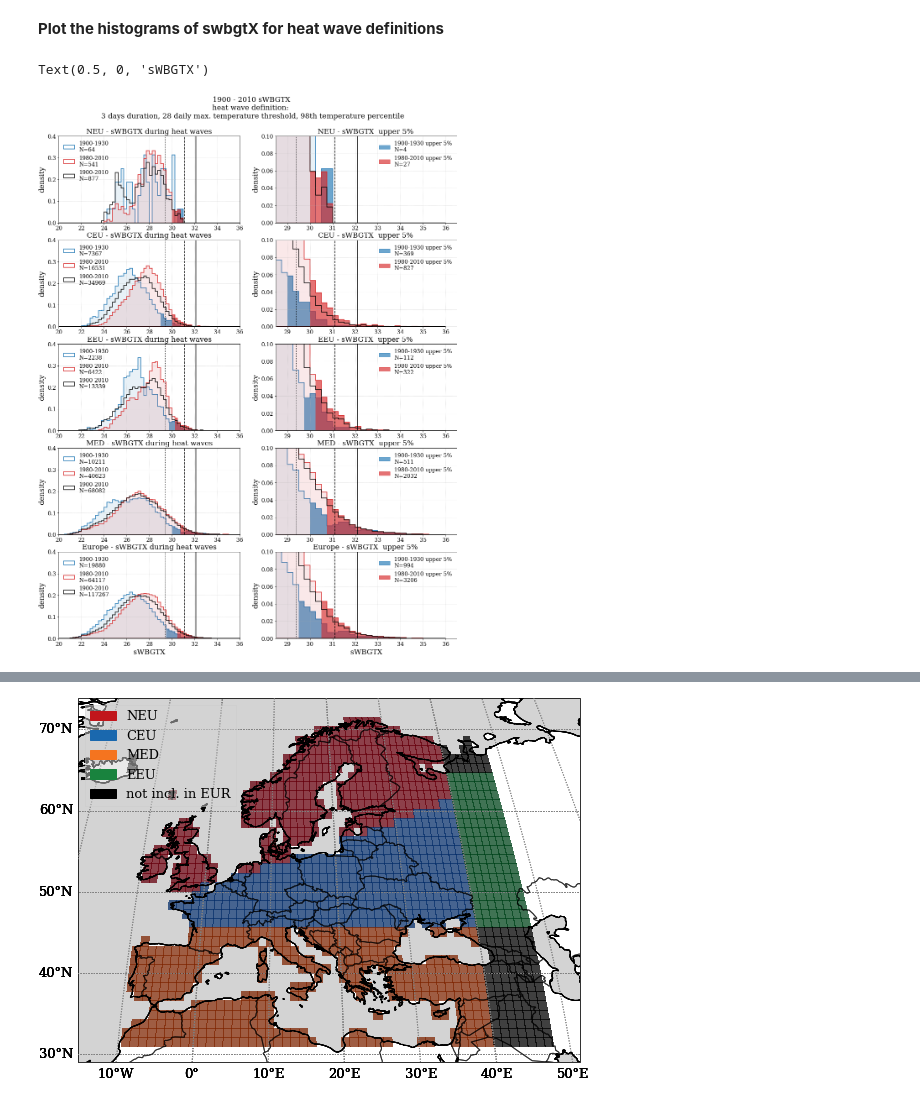
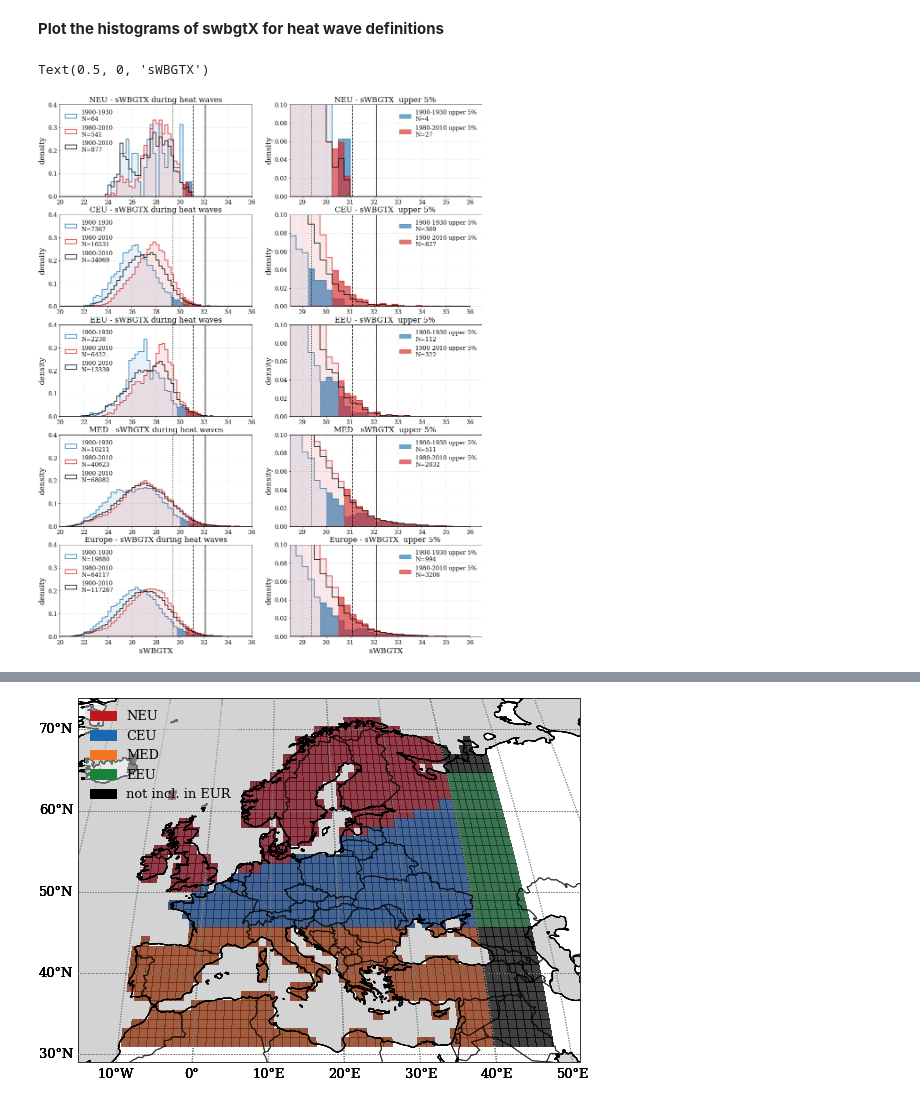
Before and after one commit to nilsnevertree/Trends-in-Heat-Stress-over-Europe, a Jupyter notebook: Scripts/heat_wave_trend.ipynb, the cells around one changed output, grey strips where cells are left out. Cells and saved outputs as stored; diff of their text form; code cells hidden in the pictures.

```diff
--- a/Scripts/heat_wave_trend.ipynb
+++ b/Scripts/heat_wave_trend.ipynb
@@ -94,8 +94,6 @@ mask = data.heatwave_mask_ydrunpctl_98_referenceperiod
 land_mask = data.mask_land
 year_start = data.time[0].dt.strftime("%Y").values
 year_end = data.time[-1].dt.strftime("%Y").values
-figure_title = year_start + " - " + year_end + " {}\nheat wave definition: \n {:.0f} days duration, {:.0f} daily max. temperature threshold, {:.0f}th temperature percentile".format(variable_long, mask.attrs["duration"], mask.attrs['threshold'], mask.attrs['quantile']*100)
-variable_long
 
 # ========== PLOT ==============
 density = True
@@ -150,7 +148,6 @@ def plot_sample(ax, data, upper_label = False) :
 plt.rcParams['hatch.linewidth'] = 0.1
 plt.rcParams['hatch.color'] = "k"
 fig = plt.figure(figsize = (17,22))
-fig.suptitle(figure_title, y = 0.94)
 gs = gridspec.GridSpec(nrows = 5, ncols = 2)
 
 idx = 0
@@ -185,34 +182,34 @@ for region in regions:
     ylim = list(ax1.get_xlim())
     ylim[0] = int(min([first_res[0], last_res[1]])) - 0.5
     ax1.set_xlim(ylim)
     ax1.set_ylim([0,0.10])
     ax0.set_ylim([0,0.4])
     ax0.set_xlim(20,36)
     ax1.set_xlim(28.5,36.5)
     ax0.set_title(region[0] + ' - ' + variable_long + ' during heat waves')
 
     ax1.set_title(region[0] + ' - ' + variable_long + '  upper 5% ')
 #     both_variables(ax = ax1, data = data.swbgt.where(mask_russo))
 
 #     both_variables(ax = ax2, data = hwmid.where(mask_dwd))
 #     both_variables(ax = ax3, data = hwmid.where(mask_russo))
 
     for axs in [ax0,ax1]:
         axs.set_ylabel('density')
 #         axs.set_xlabel('sWBGT')
         axs.grid()
         axs.axvline(29.4, color = 'k', linewidth = 1.5, linestyle = ':')
         axs.axvline(31.1, color = 'k', linewidth = 1.5, linestyle = '--')
         axs.axvline(32.1, color = 'k', linewidth = 1.5, linestyle = '-')
 
 
     idx += 1
 
 ax0.set_xlabel(xlabel)
 ax1.set_xlabel(xlabel)
 # %% [output]
 Text(0.5, 0, 'sWBGTX')
-[figure, old version]
+[figure, new version]
 # %%
 fig.savefig(trendfolder + 'histograms_' + variable_long + '_density_ydrunpctl_98_referenceperiod.png')
 # %%
```
Also changed, not shown: parts of 7 cells of this notebook, 27 other files.
